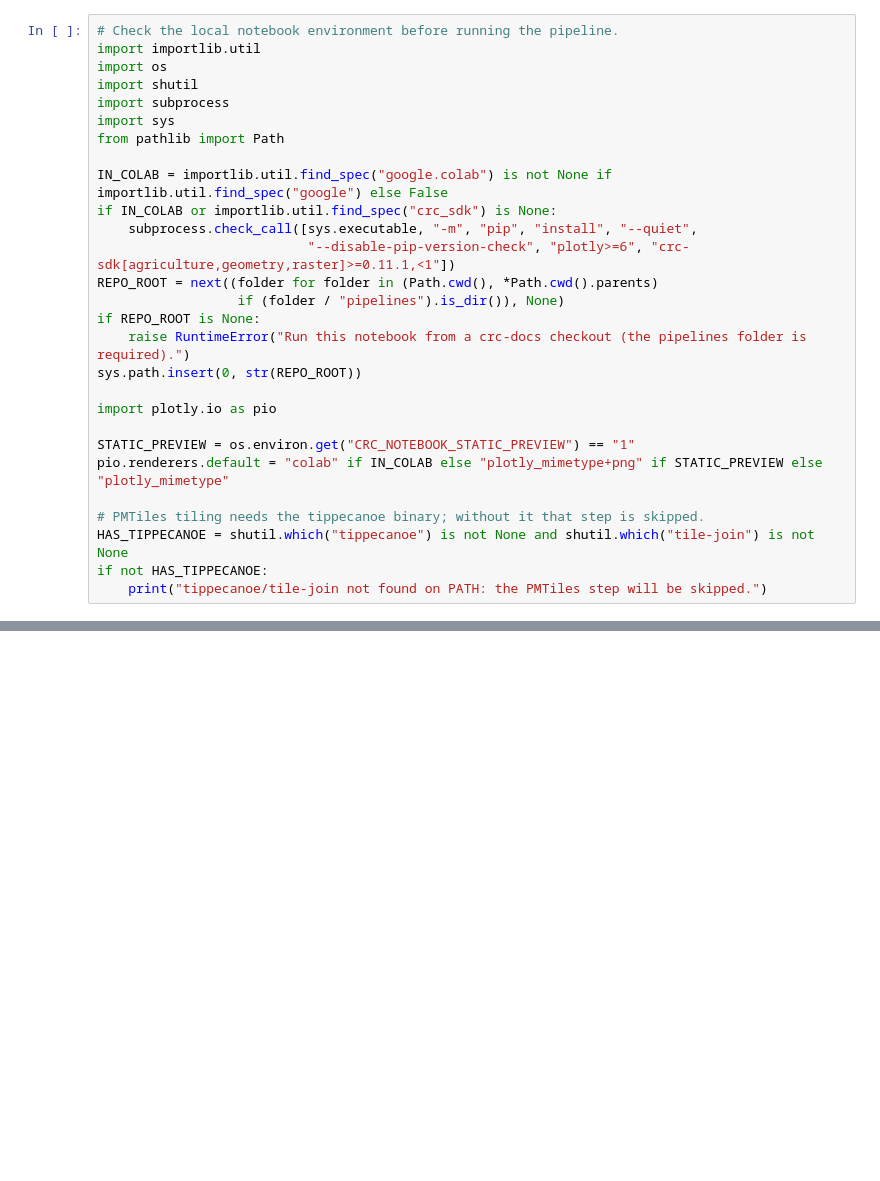
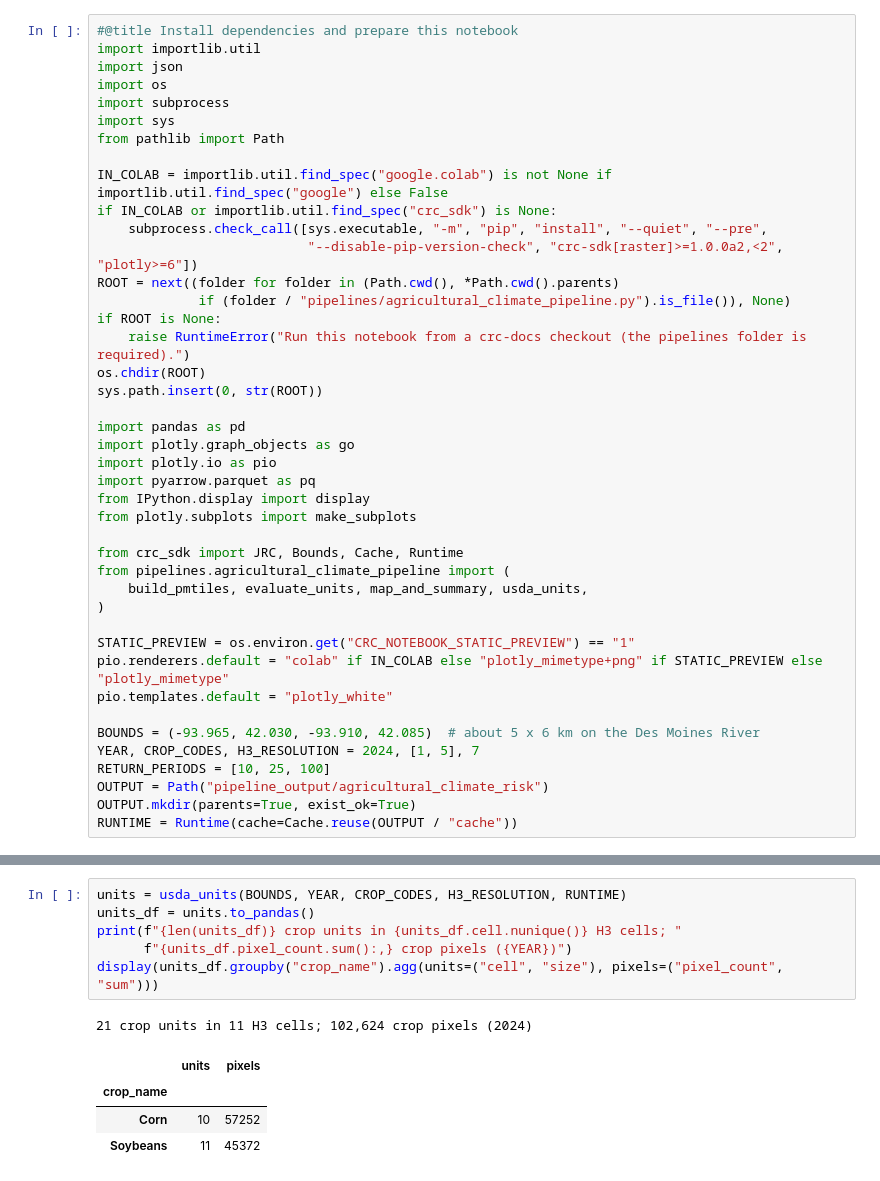
Before and after one commit to RiskThinking/crc-docs, a Jupyter notebook: notebooks/sources/agricultural_climate_risk.ipynb, the cells around one changed output, grey strips where cells are left out. Cells and saved outputs as stored; diff of their text form; blank space fills up the shorter version.

```diff
--- a/notebooks/sources/agricultural_climate_risk.ipynb
+++ b/notebooks/sources/agricultural_climate_risk.ipynb
@@ -16,28 +25,42 @@ packages and downloads any small repository files used by the analysis.
 # %%
-# Check the local notebook environment before running the pipeline.
+#@title Install dependencies and prepare this notebook
 import importlib.util
+import json
 import os
-import shutil
 import subprocess
 import sys
 from pathlib import Path
 
 IN_COLAB = importlib.util.find_spec("google.colab") is not None if importlib.util.find_spec("google") else False
 if IN_COLAB or importlib.util.find_spec("crc_sdk") is None:
-    subprocess.check_call([sys.executable, "-m", "pip", "install", "--quiet",
-                           "--disable-pip-version-check", "plotly>=6", "crc-sdk[agriculture,geometry,raster]>=0.11.1,<1"])
-REPO_ROOT = next((folder for folder in (Path.cwd(), *Path.cwd().parents)
-                  if (folder / "pipelines").is_dir()), None)
-if REPO_ROOT is None:
+    subprocess.check_call([sys.executable, "-m", "pip", "install", "--quiet", "--pre",
+                           "--disable-pip-version-check", "crc-sdk[raster]>=1.0.0a2,<2", "plotly>=6"])
+ROOT = next((folder for folder in (Path.cwd(), *Path.cwd().parents)
+             if (folder / "pipelines/agricultural_climate_pipeline.py").is_file()), None)
+if ROOT is None:
     raise RuntimeError("Run this notebook from a crc-docs checkout (the pipelines folder is required).")
-sys.path.insert(0, str(REPO_ROOT))
+os.chdir(ROOT)
+sys.path.insert(0, str(ROOT))
 
+import pandas as pd
+import plotly.graph_objects as go
 import plotly.io as pio
+import pyarrow.parquet as pq
+from IPython.display import display
+from plotly.subplots import make_subplots
+
+from crc_sdk import JRC, Bounds, Cache, Runtime
+from pipelines.agricultural_climate_pipeline import (
+    build_pmtiles, evaluate_units, map_and_summary, usda_units,
+)
 
 STATIC_PREVIEW = os.environ.get("CRC_NOTEBOOK_STATIC_PREVIEW") == "1"
 pio.renderers.default = "colab" if IN_COLAB else "plotly_mimetype+png" if STATIC_PREVIEW else "plotly_mimetype"
+pio.templates.default = "plotly_white"
 
-# PMTiles tiling needs the tippecanoe binary; without it that step is skipped.
-HAS_TIPPECANOE = shutil.which("tippecanoe") is not None and shutil.which("tile-join") is not None
-if not HAS_TIPPECANOE:
-    print("tippecanoe/tile-join not found on PATH: the PMTiles step will be skipped.")
+BOUNDS = (-93.965, 42.030, -93.910, 42.085)  # about 5 x 6 km on the Des Moines River
+YEAR, CROP_CODES, H3_RESOLUTION = 2024, [1, 5], 7
+RETURN_PERIODS = [10, 25, 100]
+OUTPUT = Path("pipeline_output/agricultural_climate_risk")
+OUTPUT.mkdir(parents=True, exist_ok=True)
+RUNTIME = Runtime(cache=Cache.reuse(OUTPUT / "cache"))
@@ -205,0 +73,12 @@ fig.show()
+# %%
+units = usda_units(BOUNDS, YEAR, CROP_CODES, H3_RESOLUTION, RUNTIME)
+units_df = units.to_pandas()
+print(f"{len(units_df)} crop units in {units_df.cell.nunique()} H3 cells; "
+      f"{units_df.pixel_count.sum():,} crop pixels ({YEAR})")
+display(units_df.groupby("crop_name").agg(units=("cell", "size"), pixels=("pixel_count", "sum")))
+# %% [output]
+21 crop units in 11 H3 cells; 102,624 crop pixels (2024)
+|  | units | pixels |
+| crop_name |  |  |
+| Corn | 10 | 57252 |
+| Soybeans | 11 | 45372 |
```
Also changed, not shown: parts of 23 cells of this notebook, 20 other files.
